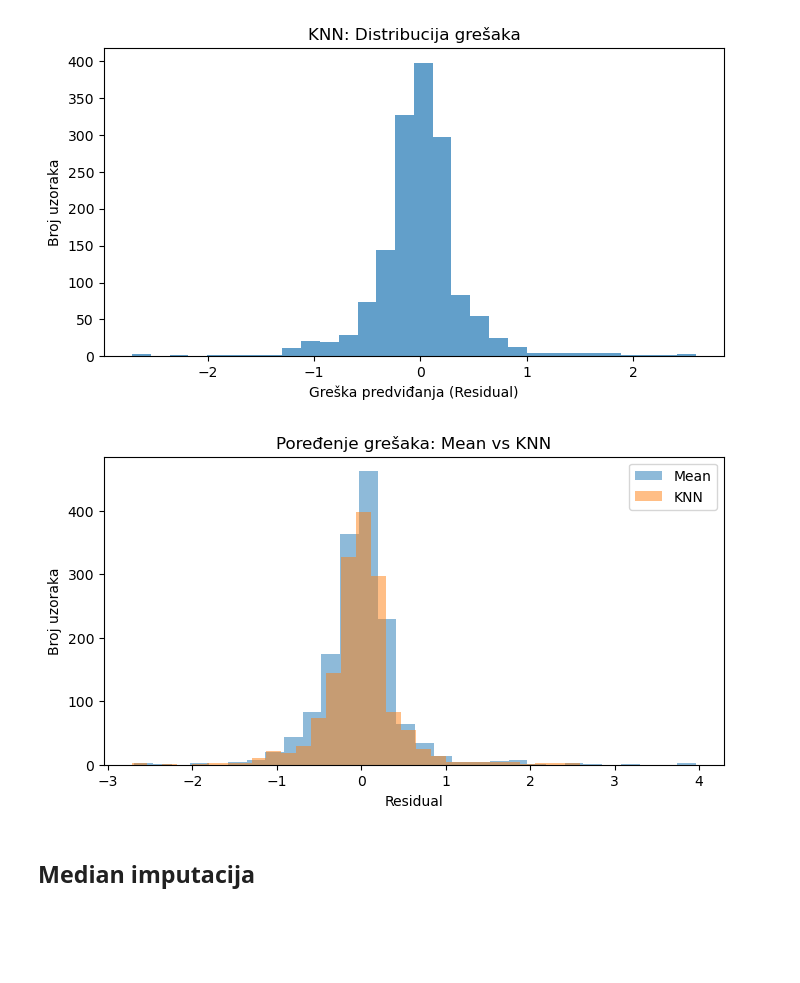
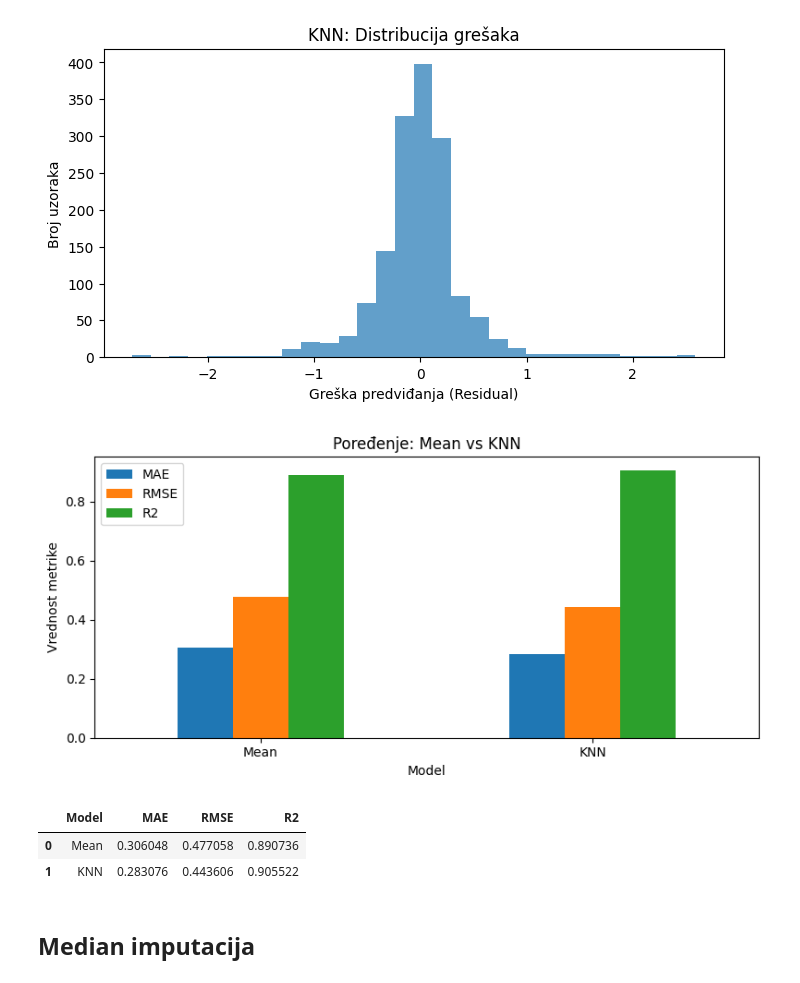
Before and after one commit to natalija529/dealing-with-noisy-data, a Jupyter notebook: dealing-with-noisy-data.ipynb, the cells around one changed output. Cells and saved outputs as stored; diff of their text form; code cells hidden in the pictures; blank space fills up the shorter version.

```diff
--- a/dealing-with-noisy-data.ipynb
+++ b/dealing-with-noisy-data.ipynb
@@ -749,7 +756,7 @@ model_mean.fit(X_train, y_train)
 Pipeline(steps=[('imputer', SimpleImputer()),
                 ('regressor', LinearRegression())])
 # %%
-y_pred_mean = model_mean.predict(X_test)
+y_pred_mean = model_mean.predict(X_test_imp)
 
 y_pred_mean
 # %% [output]
@@ -758,7 +765,7 @@ array([4.587066  , 1.21236333, 3.37791262, ..., 0.69990415, 0.92978323,
 # %%
-mae_mean = mean_absolute_error(y_test, y_pred_mean)
-rmse_mean = mean_squared_error(y_test, y_pred_mean)
-r2_mean = r2_score(y_test, y_pred_mean)
+mae_mean = mean_absolute_error(y_test_imp, y_pred_mean)
+rmse_mean = np.sqrt(mean_squared_error(y_test_imp, y_pred_mean))
+r2_mean = r2_score(y_test_imp, y_pred_mean)
 
 print("Rezultati nakon Mean:")
 print("MAE:", mae_mean)
@@ -852,5 +867,5 @@ model_knn = Pipeline([
     ("model", LinearRegression())
 ])
 
-model_knn.fit(X_train, y_train)
+model_knn.fit(X_train_imp, y_train_imp)
 # %% [output]
@@ -858,9 +874,9 @@ Pipeline(steps=[('imputer', KNNImputer()), ('regressor', LinearRegression())])
 # %%
-y_pred_knn = model_knn.predict(X_test)
+y_pred_knn = model_knn.predict(X_test_imp)
 
-mae_knn = mean_absolute_error(y_test, y_pred_knn)
-rmse_knn = np.sqrt(mean_squared_error(y_test, y_pred_knn))
-r2_knn = r2_score(y_test, y_pred_knn)
+mae_knn = mean_absolute_error(y_test_imp, y_pred_knn)
+rmse_knn = np.sqrt(mean_squared_error(y_test_imp, y_pred_knn))
+r2_knn = r2_score(y_test_imp, y_pred_knn)
 
 print("Rezultati nakon KNN:")
 print("MAE:", mae_knn)
@@ -900,18 +916,26 @@ plt.show()
 # %% [output]
 [figure]
 # %%
-plt.figure(figsize=(8,4))
+results_compare_2 = pd.DataFrame({
+    "Model": ["Mean", "KNN"],
+    "MAE": [mae_mean, mae_knn],
+    "RMSE": [rmse_mean, rmse_knn],
+    "R2": [r2_mean, r2_knn]
+})
 
-plt.hist(y_test - y_pred_mean, bins=30, alpha=0.5, label="Mean")
-plt.hist(y_test - y_pred_knn, bins=30, alpha=0.5, label="KNN")
+ax = results_compare_2.set_index("Model").plot(kind="bar", figsize=(8,4))
+plt.title("Poređenje: Mean vs KNN")
+plt.ylabel("Vrednost metrike")
+plt.xticks(rotation=0)
+plt.tight_layout()
+plt.show()
 
-plt.xlabel("Residual")
-plt.ylabel("Broj uzoraka")
-plt.title("Poređenje grešaka: Mean vs KNN")
-plt.legend()
-plt.show()
+results_compare_2
 # %% [output]
-[figure, old version]
+[figure, new version]
+|  | Model | MAE | RMSE | R2 |
+| 0 | Mean | 0.306048 | 0.477058 | 0.890736 |
+| 1 | KNN | 0.283076 | 0.443606 | 0.905522 |
 # %% [markdown]
 ## Median imputacija
 # %%
```
Also changed, not shown: parts of 43 cells of this notebook, 2 other files.
